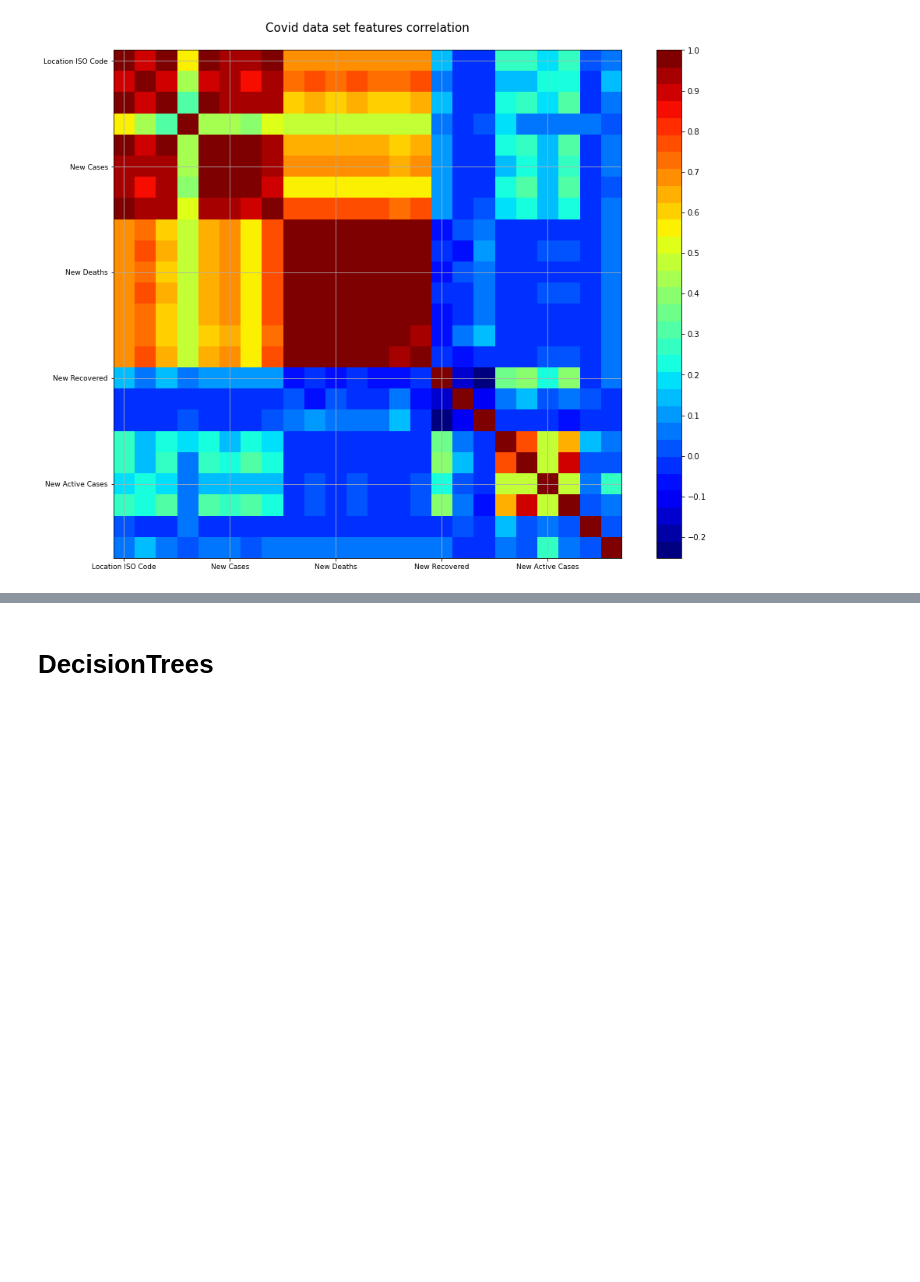
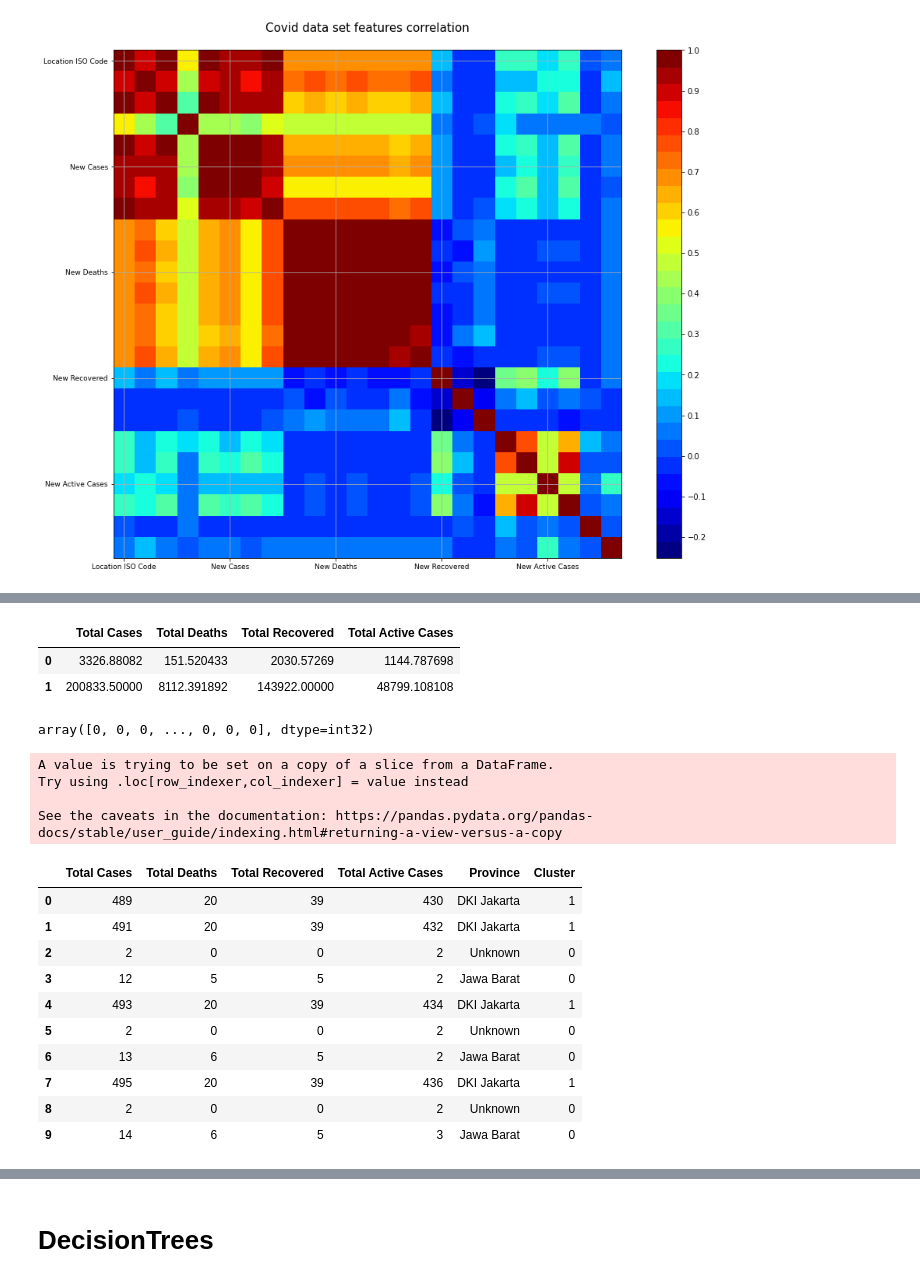
Before and after one commit to Andhi1710/python, a Jupyter notebook: (Andhi_Hamzah)_Covid_19_Indonesia_Dataset.ipynb, the cells around one changed output, grey strips where cells are left out. Cells and saved outputs as stored; diff of their text form; code cells hidden in the pictures; blank space fills up the shorter version.

```diff
--- a/(Andhi_Hamzah)_Covid_19_Indonesia_Dataset.ipynb
+++ b/(Andhi_Hamzah)_Covid_19_Indonesia_Dataset.ipynb
@@ -748,0 +793,5 @@ correlation_matrix(data)
+# %%
+# extract for k-means
+columns = ['Total Cases','Total Deaths','Total Recovered','Total Active Cases','Province']
+data_means = data[columns]
+data_means.head(10)
@@ -748,0 +846,41 @@ correlation_matrix(data)
+# %%
+df_desc=pd.DataFrame(data_means.describe())
+feat = list(df_desc.columns)
+kmclus = pd.DataFrame(clus_cent,columns=feat)
+kmclus
+# %% [output]
+|  | Total Cases | Total Deaths | Total Recovered | Total Active Cases |
+| 0 | 3326.88082 | 151.520433 | 2030.57269 | 1144.787698 |
+| 1 | 200833.50000 | 8112.391892 | 143922.00000 | 48799.108108 |
+# %%
+kmeans.labels_
+# %% [output]
+array([0, 0, 0, ..., 0, 0, 0], dtype=int32)
+# %%
+def converter(cluster):
+    if cluster=='DKI Jakarta':
+        return 1
+    else:
+        return 0
+# %%
+df1=data_means # Create a copy of data frame so that original data frame does not get 'corrupted' with the cluster index
+df1['Cluster'] = data_means['Province'].apply(converter)
+# %% [output]
+A value is trying to be set on a copy of a slice from a DataFrame.
+Try using .loc[row_indexer,col_indexer] = value instead
+
+See the caveats in the documentation: https://pandas.pydata.org/pandas-docs/stable/user_guide/indexing.html#returning-a-view-versus-a-copy
+# %%
+df1.head(10)
+# %% [output]
+|  | Total Cases | Total Deaths | Total Recovered | Total Active Cases | Province | Cluster |
+| 0 | 489 | 20 | 39 | 430 | DKI Jakarta | 1 |
+| 1 | 491 | 20 | 39 | 432 | DKI Jakarta | 1 |
+| 2 | 2 | 0 | 0 | 2 | Unknown | 0 |
+| 3 | 12 | 5 | 5 | 2 | Jawa Barat | 0 |
+| 4 | 493 | 20 | 39 | 434 | DKI Jakarta | 1 |
+| 5 | 2 | 0 | 0 | 2 | Unknown | 0 |
+| 6 | 13 | 6 | 5 | 2 | Jawa Barat | 0 |
+| 7 | 495 | 20 | 39 | 436 | DKI Jakarta | 1 |
+| 8 | 2 | 0 | 0 | 2 | Unknown | 0 |
+| 9 | 14 | 6 | 5 | 3 | Jawa Barat | 0 |
```
Also changed, not shown: parts of 16 cells of this notebook.
